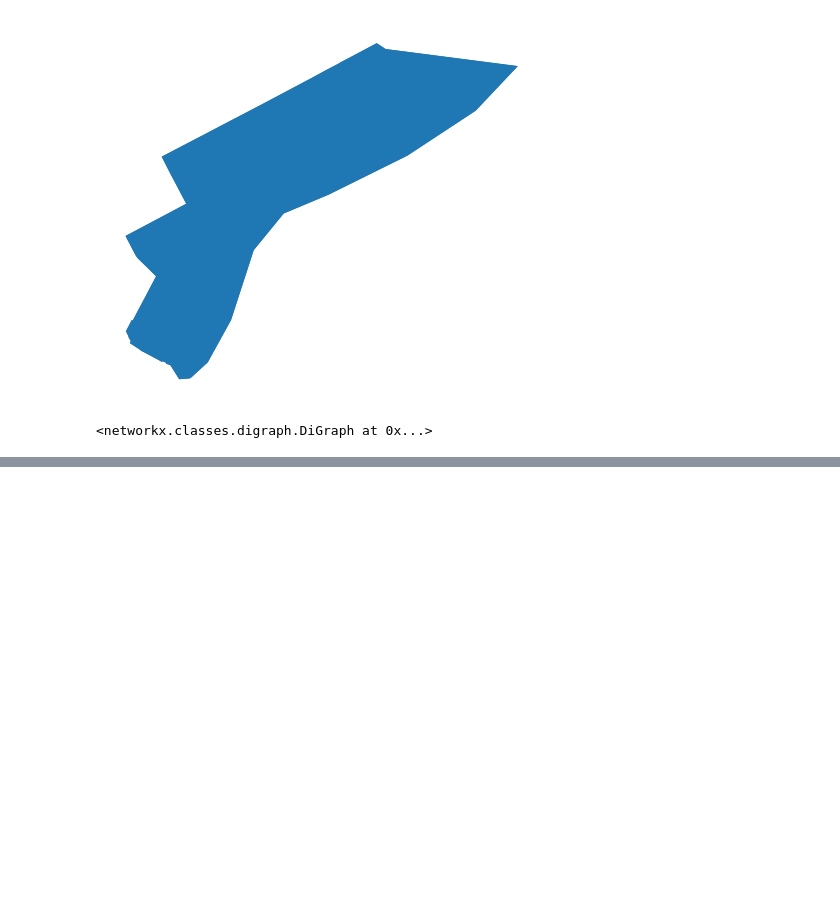
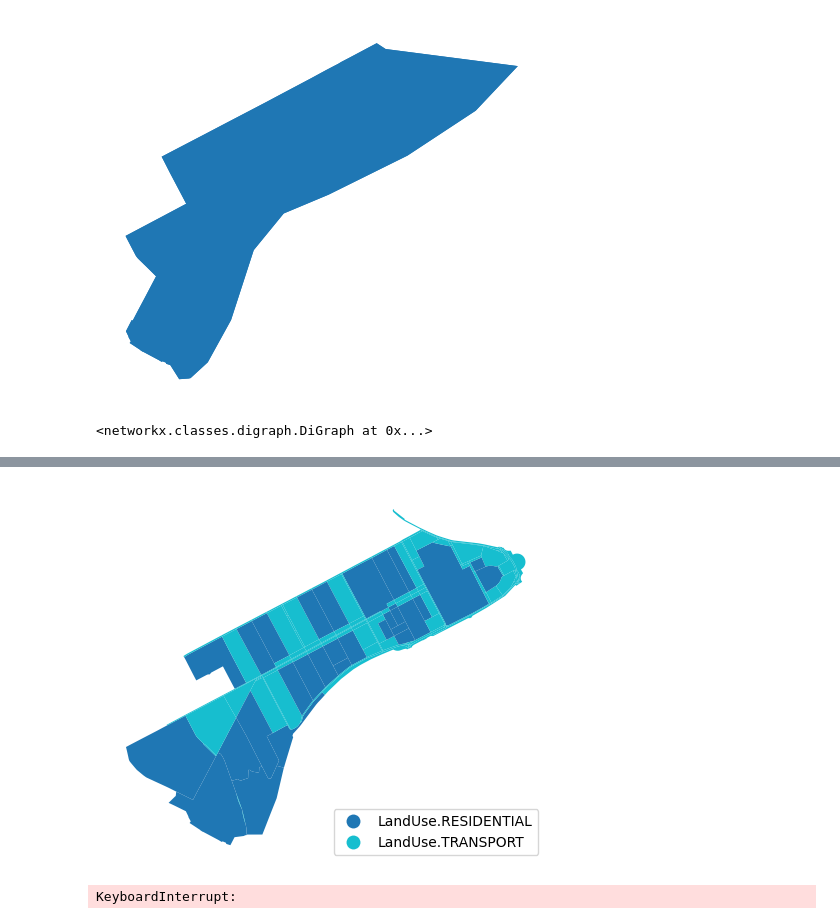
Before and after one commit to vasilstar97/lu-igi, a Jupyter notebook: examples/pygad_optimizer.ipynb, the cells around one changed output, grey strips where cells are left out. Cells and saved outputs as stored; diff of their text form; code cells hidden in the pictures; blank space fills up the shorter version.

```diff
--- a/examples/pygad_optimizer.ipynb
+++ b/examples/pygad_optimizer.ipynb
@@ -31,6 +34,12 @@ nx.relabel_nodes(adj_graph, int, copy=False)
 from lu_igi.pygad_optimizer import PygadOptimizer
 
 pygad_optimizer = PygadOptimizer(blocks_gdf, adj_graph)
+# %%
+blocks_gdf = blocks_gdf[blocks_gdf.intersects(territory_gdf.union_all())].copy()
+blocks_gdf['possible_land_use'] = blocks_gdf['probabilities'].apply(lambda p : max(p, key = p.get))
+blocks_gdf.plot(column='possible_land_use', legend=True, legend_kwds={'loc': 'lower right'}).set_axis_off()
+# %% [output]
+[figure, added]
 # %%
 target_lu_shares = {
     LandUse.RESIDENTIAL : 0.5,
@@ -38,4 +47,6 @@ target_lu_shares = {
     LandUse.BUSINESS : 0.2
 }
 
-blocks_gdf, ga_instance = pygad_optimizer.run(territory_gdf, target_lu_shares, saturation=10, num_generations=100, sol_per_pop=10, mutation_probability=0.1)
+blocks_gdf, ga_instance = pygad_optimizer.run(territory_gdf, target_lu_shares, saturation=100, num_generations=100, sol_per_pop=109, mutation_probability=0.5)
+# %% [output]
+KeyboardInterrupt:
```
Also changed, not shown: parts of 8 cells of this notebook, 3 other files.
